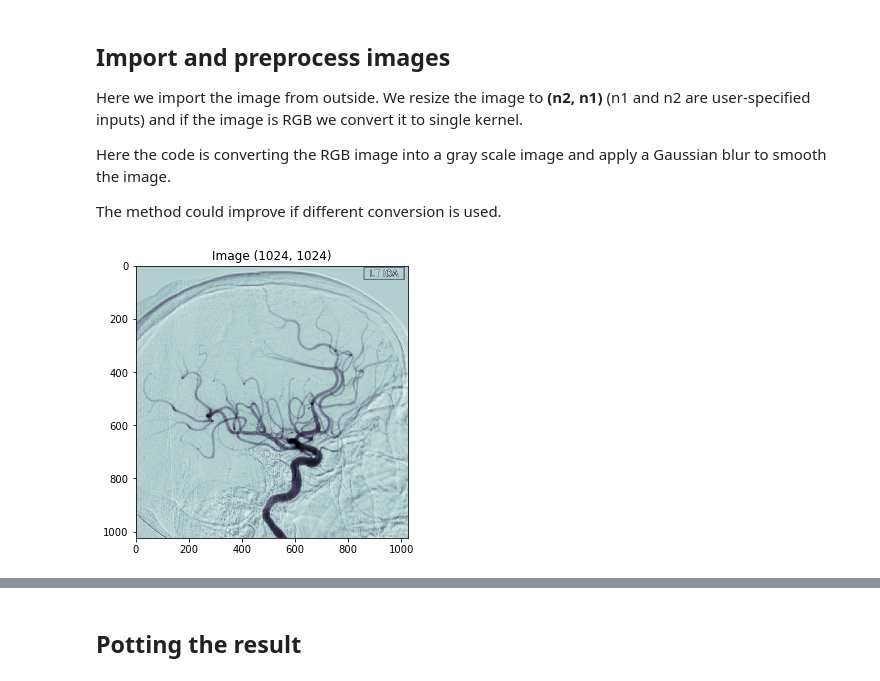
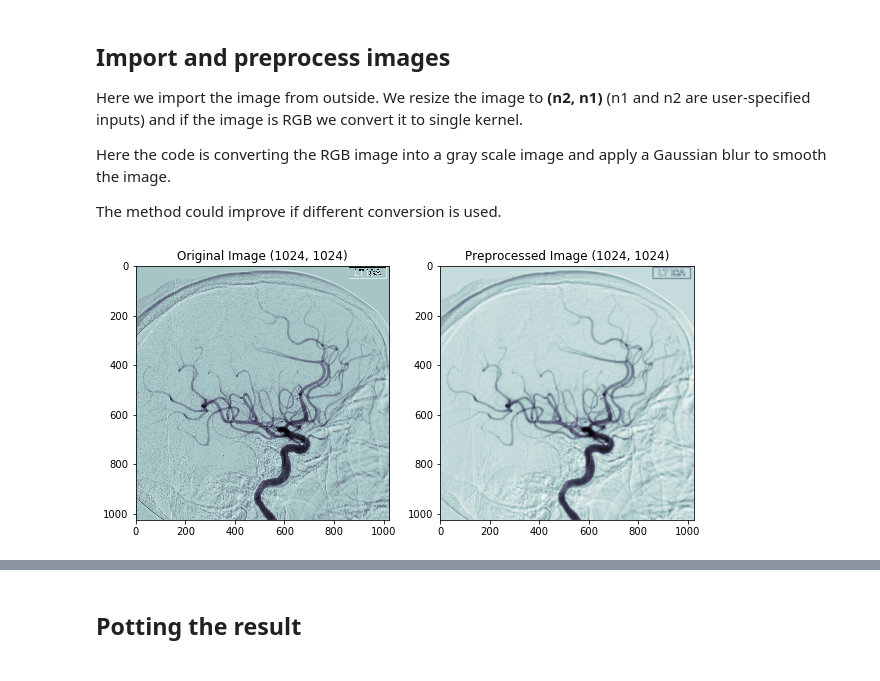
Before and after one commit to QuantuMope/vessel-segmentation-deformable-models, a Jupyter notebook: level_set_python_codes/Level Set Method for Image Segmentation.ipynb, the cells around one changed output, grey strips where cells are left out. Cells and saved outputs as stored; diff of their text form; code cells hidden in the pictures.

```diff
--- a/level_set_python_codes/Level Set Method for Image Segmentation.ipynb
+++ b/level_set_python_codes/Level Set Method for Image Segmentation.ipynb
@@ -83,25 +83,32 @@ Here the code is converting the RGB image into a gray scale image and apply a Ga
 
 The method could improve if different conversion is used.
 # %%
-fig, ax = plt.subplots(1, 1, figsize=(5,5))
+fig, ax = plt.subplots(1, 2, figsize=(10,5))
 
 # Import an image
 # image = mpimg.imread('./external_images/74al.png')
 # image = mpimg.imread('./external_images/51al.png')
-image = mpimg.imread('./external_images/66bl.png')
+original_image = mpimg.imread('./external_images/66bl.png')
 
-image = cv2.resize(image, (n2,n1))
+ax[0].imshow(original_image,'bone')
+ax[0].set_title("Original Image {}".format(original_image.shape))
+
+image = cv2.resize(original_image, (n2,n1))
 
 if len(image.shape) > 2:
     image = cv2.cvtColor(image, cv2.COLOR_BGR2GRAY)
 
-image = gaussian_filter(image, sigma=1)
+gaussian_sigma = 2
 
-ax.imshow(image,'bone')
-plt.title("Image {}".format(image.shape))
+image = gaussian_filter(image, sigma=gaussian_sigma)
+
+ax[1].imshow(image,'bone')
+ax[1].set_title("Preprocessed Image {}".format(image.shape))
+
+
 plt.show()
 # %% [output]
-[figure, old version]
+[figure, new version]
 # %%
 # Run a method
 max_iter = 600 # Maximum iterations
```
Also changed, not shown: parts of 2 cells of this notebook.
